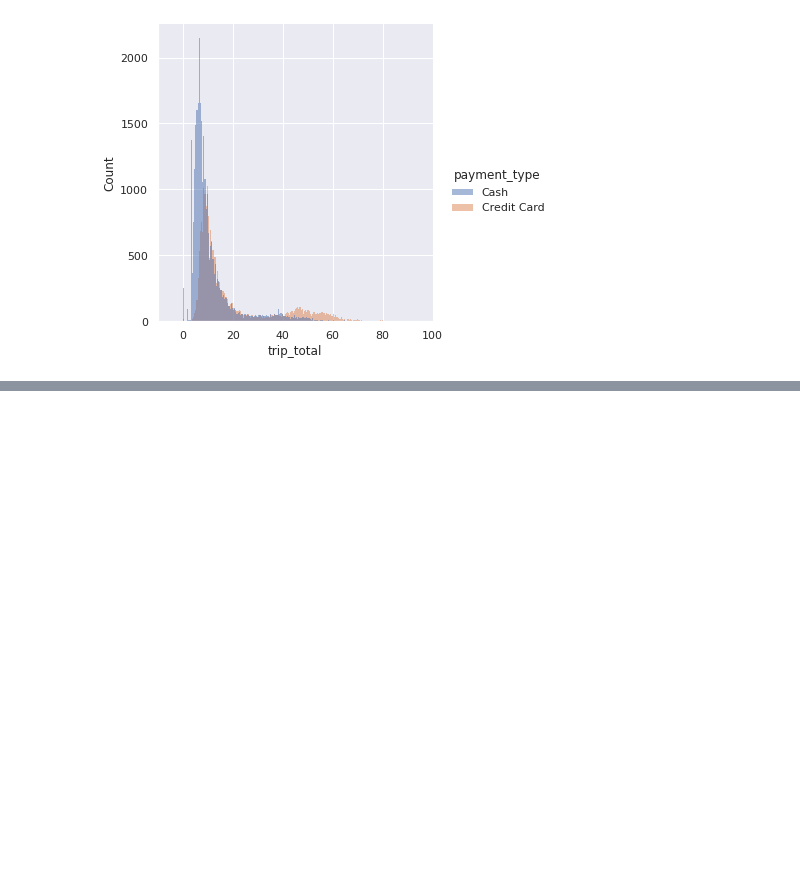
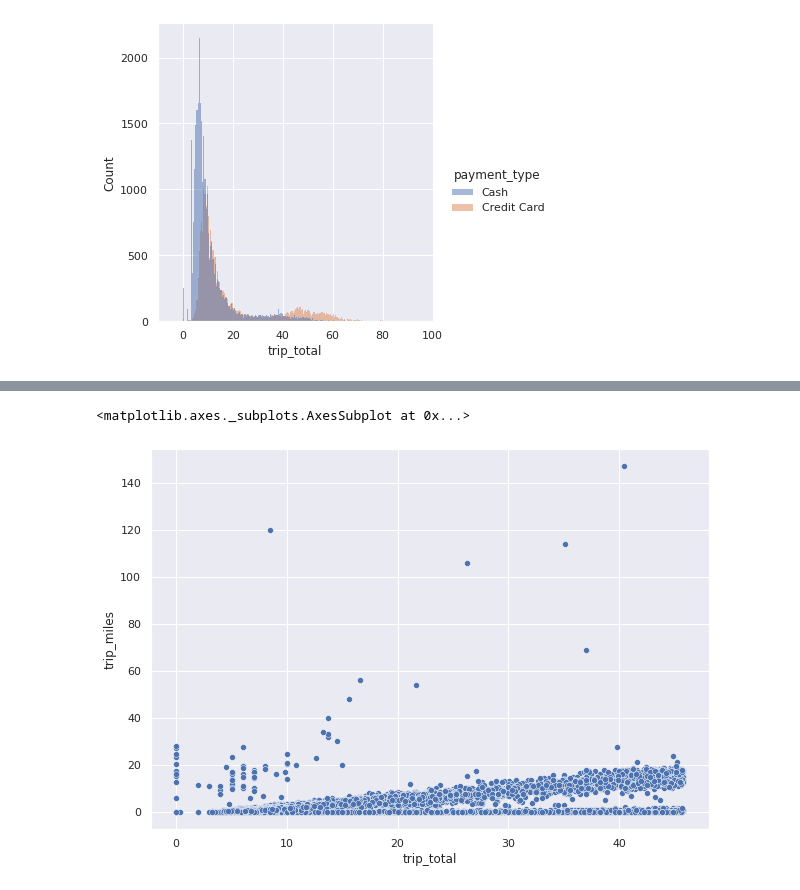
Before and after one commit to LeoFernanndes/portfolio, a Jupyter notebook: ChicagoTaxiRidePrice.ipynb, the cells around one changed output, grey strips where cells are left out. Drawn from its saved outputs; the diff is of its cells as text; code cells hidden in the pictures; blank space fills up the shorter version.

```diff
--- a/ChicagoTaxiRidePrice.ipynb
+++ b/ChicagoTaxiRidePrice.ipynb
@@ -345,0 +420,11 @@ plt.show()
+# %%
+df_cc = df[df['payment_type'] == 'Credit Card']
+distancia_interquartil = df_cc['trip_total'].quantile(0.75) - df_cc['trip_total'].quantile(0.25)
+limite_inferior = df_cc['trip_total'].quantile(0.25) - (1.5 * distancia_interquartil)
+limite_superior = df_cc['trip_total'].quantile(0.75) + (1.5 * distancia_interquartil)
+df_cc_limpo = df_cc[(df_cc['trip_total'] > limite_inferior) & (df_cc['trip_total'] < limite_superior)]
+
+sns.scatterplot(x='trip_total', y='trip_miles', data=df_cc_limpo)
+# %% [output]
+<matplotlib.axes._subplots.AxesSubplot at 0x...>
+[figure, added]
```
Also changed, not shown: parts of 22 cells of this notebook.
